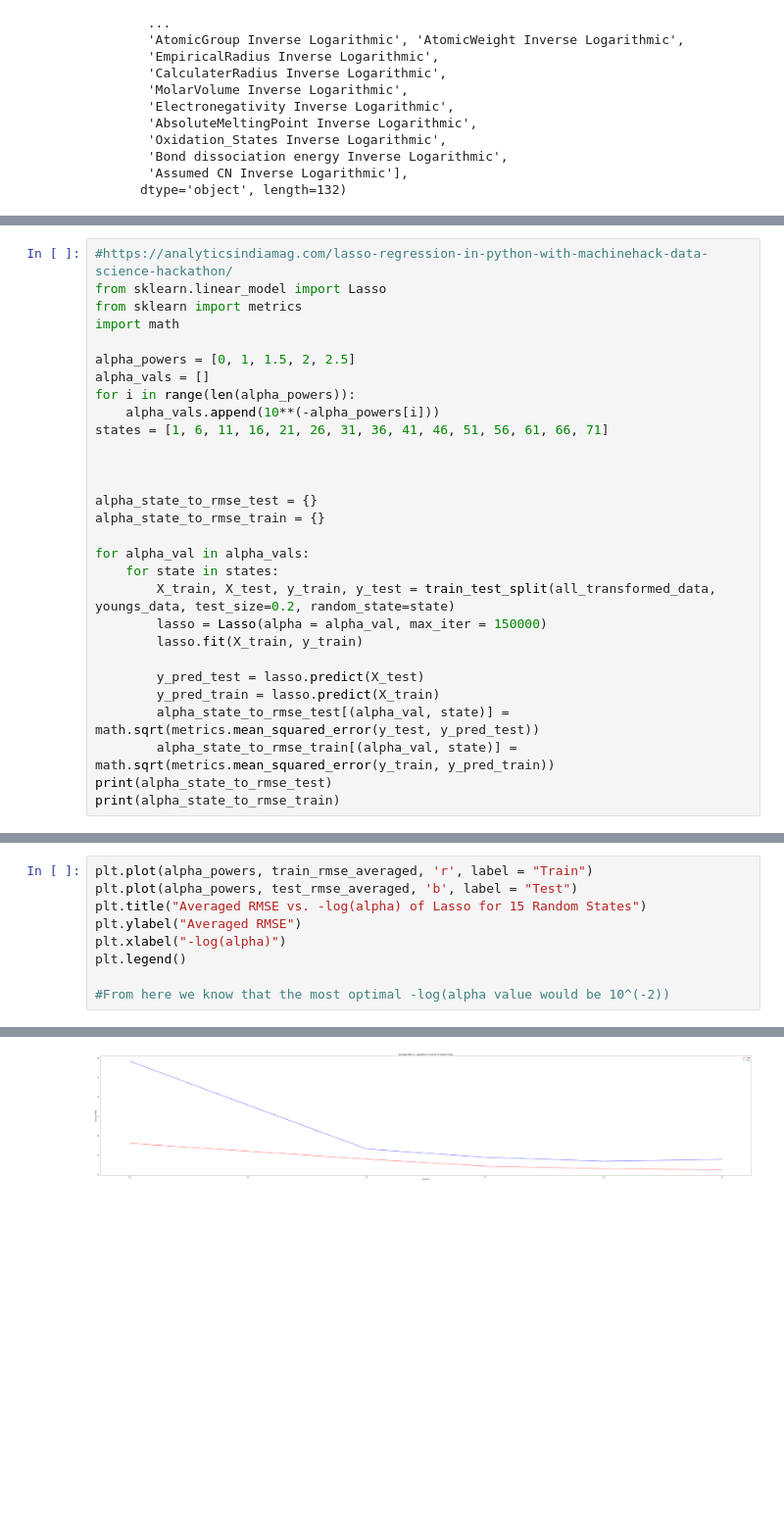
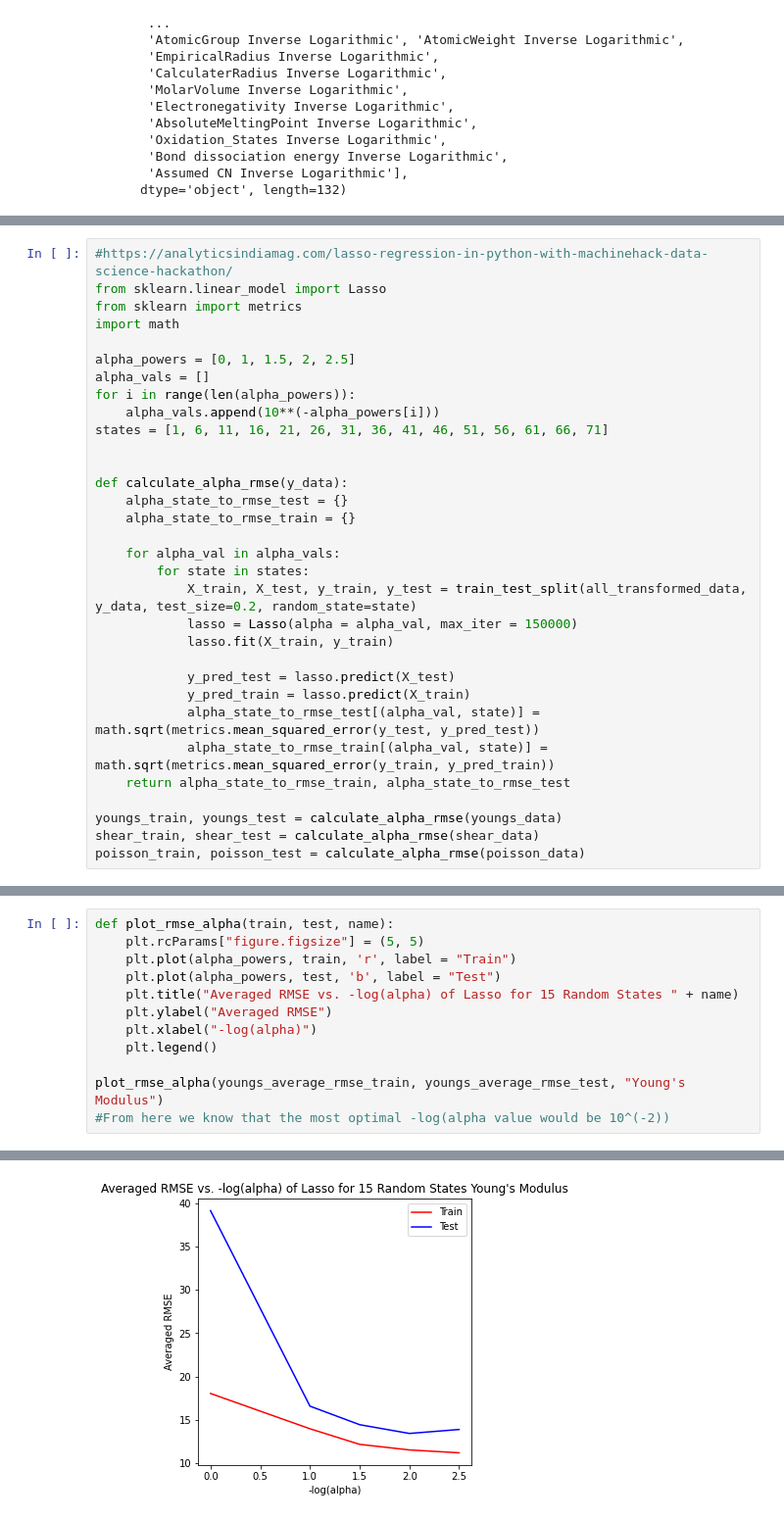
Before and after one commit to zachang890/ML_Research---Glass, a Jupyter notebook: lasso_feature_select.ipynb, the cells around one changed output, grey strips where cells are left out. Shown at 98% size. Drawn from its saved outputs; the diff is of its cells as text; blank space fills up the shorter version.

```diff
--- a/lasso_feature_select.ipynb
+++ b/lasso_feature_select.ipynb
@@ -44,19 +45,22 @@ for i in range(len(alpha_powers)):
 states = [1, 6, 11, 16, 21, 26, 31, 36, 41, 46, 51, 56, 61, 66, 71]
 
 
+def calculate_alpha_rmse(y_data):
+    alpha_state_to_rmse_test = {}
+    alpha_state_to_rmse_train = {}
 
-alpha_state_to_rmse_test = {}
-alpha_state_to_rmse_train = {}
+    for alpha_val in alpha_vals:
+        for state in states:
+            X_train, X_test, y_train, y_test = train_test_split(all_transformed_data, y_data, test_size=0.2, random_state=state)
+            lasso = Lasso(alpha = alpha_val, max_iter = 150000)
+            lasso.fit(X_train, y_train)
 
-for alpha_val in alpha_vals:
-    for state in states:
-        X_train, X_test, y_train, y_test = train_test_split(all_transformed_data, youngs_data, test_size=0.2, random_state=state)
-        lasso = Lasso(alpha = alpha_val, max_iter = 150000)
-        lasso.fit(X_train, y_train)
+            y_pred_test = lasso.predict(X_test)
+            y_pred_train = lasso.predict(X_train)
+            alpha_state_to_rmse_test[(alpha_val, state)] = math.sqrt(metrics.mean_squared_error(y_test, y_pred_test))
+            alpha_state_to_rmse_train[(alpha_val, state)] = math.sqrt(metrics.mean_squared_error(y_train, y_pred_train))
+    return alpha_state_to_rmse_train, alpha_state_to_rmse_test
 
-        y_pred_test = lasso.predict(X_test)
-        y_pred_train = lasso.predict(X_train)
-        alpha_state_to_rmse_test[(alpha_val, state)] = math.sqrt(metrics.mean_squared_error(y_test, y_pred_test))
-        alpha_state_to_rmse_train[(alpha_val, state)] = math.sqrt(metrics.mean_squared_error(y_train, y_pred_train))
-print(alpha_state_to_rmse_test)
-print(alpha_state_to_rmse_train)
+youngs_train, youngs_test = calculate_alpha_rmse(youngs_data)
+shear_train, shear_test = calculate_alpha_rmse(shear_data)
+poisson_train, poisson_test = calculate_alpha_rmse(poisson_data)
@@ -110,10 +98,13 @@ defaultdict(<class 'float'>, {1: 586.902654885371, 0.1: 248.75550493688158, 0.03
 # %%
-plt.plot(alpha_powers, train_rmse_averaged, 'r', label = "Train")
-plt.plot(alpha_powers, test_rmse_averaged, 'b', label = "Test")
-plt.title("Averaged RMSE vs. -log(alpha) of Lasso for 15 Random States")
-plt.ylabel("Averaged RMSE")
-plt.xlabel("-log(alpha)")
-plt.legend()
+def plot_rmse_alpha(train, test, name):
+    plt.rcParams["figure.figsize"] = (5, 5)
+    plt.plot(alpha_powers, train, 'r', label = "Train")
+    plt.plot(alpha_powers, test, 'b', label = "Test")
+    plt.title("Averaged RMSE vs. -log(alpha) of Lasso for 15 Random States " + name)
+    plt.ylabel("Averaged RMSE")
+    plt.xlabel("-log(alpha)")
+    plt.legend()
 
+plot_rmse_alpha(youngs_average_rmse_train, youngs_average_rmse_test, "Young's Modulus")
 #From here we know that the most optimal -log(alpha value would be 10^(-2))
 # %% [output]
@@ -121 +111 @@ plt.legend()
-[figure, old version]
+[figure, new version]
```
Also changed, not shown: parts of 19 cells of this notebook, 5 other files.
